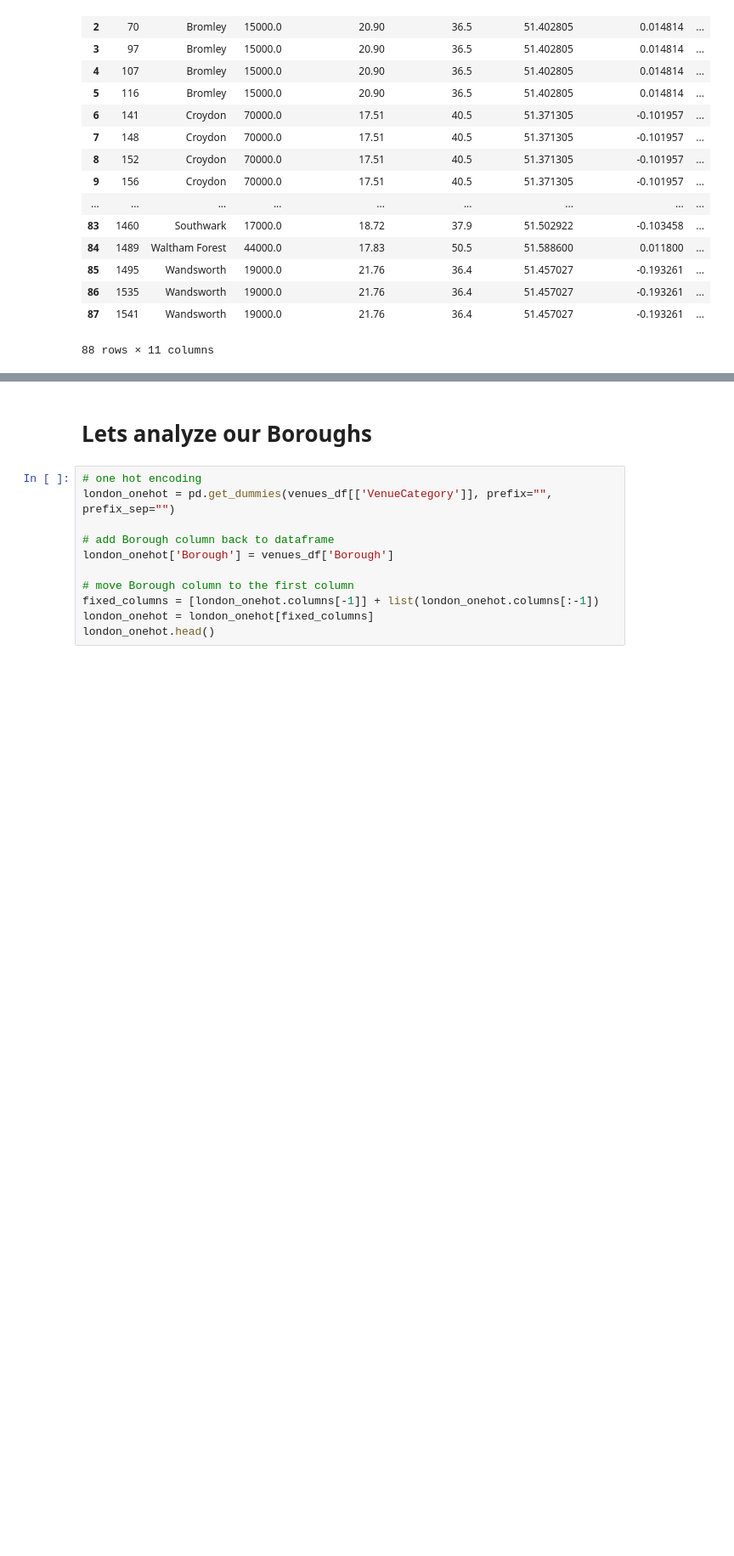
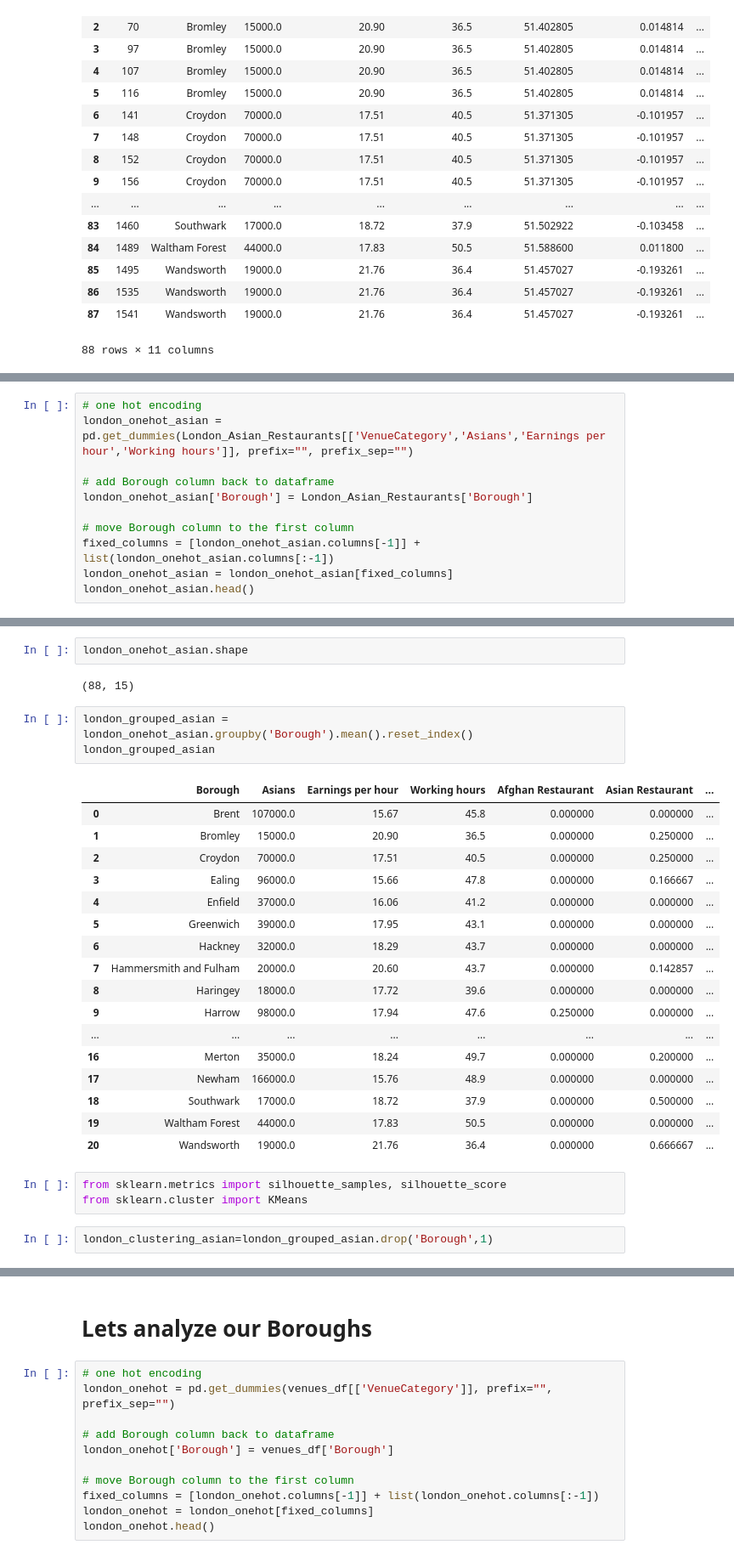
Before and after one commit to hazem-kamel/IBM-Business-Problem, a Jupyter notebook: Final Project - Business Problem.ipynb, the cells around one changed output, grey strips where cells are left out. Shown at 85% size. Drawn from its saved outputs; the diff is of its cells as text; blank space fills up the shorter version.

```diff
--- a/Final Project - Business Problem.ipynb
+++ b/Final Project - Business Problem.ipynb
@@ -499,0 +500,11 @@ london_asian_grouped
+# %%
+# one hot encoding
+london_onehot_asian = pd.get_dummies(London_Asian_Restaurants[['VenueCategory','Asians','Earnings per hour','Working hours']], prefix="", prefix_sep="")
+
+# add Borough column back to dataframe
+london_onehot_asian['Borough'] = London_Asian_Restaurants['Borough']
+
+# move Borough column to the first column
+fixed_columns = [london_onehot_asian.columns[-1]] + list(london_onehot_asian.columns[:-1])
+london_onehot_asian = london_onehot_asian[fixed_columns]
+london_onehot_asian.head()
@@ -499,0 +518,30 @@ london_asian_grouped
+# %%
+london_onehot_asian.shape
+# %% [output]
+(88, 15)
+# %%
+london_grouped_asian = london_onehot_asian.groupby('Borough').mean().reset_index()
+london_grouped_asian
+# %% [output]
+|  | Borough | Asians | Earnings per hour | Working hours | Afghan Restaurant | Asian Restaurant | ... |
+| 0 | Brent | 107000.0 | 15.67 | 45.8 | 0.000000 | 0.000000 | ... |
+| 1 | Bromley | 15000.0 | 20.90 | 36.5 | 0.000000 | 0.250000 | ... |
+| 2 | Croydon | 70000.0 | 17.51 | 40.5 | 0.000000 | 0.250000 | ... |
+| 3 | Ealing | 96000.0 | 15.66 | 47.8 | 0.000000 | 0.166667 | ... |
+| 4 | Enfield | 37000.0 | 16.06 | 41.2 | 0.000000 | 0.000000 | ... |
+| 5 | Greenwich | 39000.0 | 17.95 | 43.1 | 0.000000 | 0.000000 | ... |
+| 6 | Hackney | 32000.0 | 18.29 | 43.7 | 0.000000 | 0.000000 | ... |
+| 7 | Hammersmith and Fulham | 20000.0 | 20.60 | 43.7 | 0.000000 | 0.142857 | ... |
+| 8 | Haringey | 18000.0 | 17.72 | 39.6 | 0.000000 | 0.000000 | ... |
+| 9 | Harrow | 98000.0 | 17.94 | 47.6 | 0.250000 | 0.000000 | ... |
+| ... | ... | ... | ... | ... | ... | ... | ... |
+| 16 | Merton | 35000.0 | 18.24 | 49.7 | 0.000000 | 0.200000 | ... |
+| 17 | Newham | 166000.0 | 15.76 | 48.9 | 0.000000 | 0.000000 | ... |
+| 18 | Southwark | 17000.0 | 18.72 | 37.9 | 0.000000 | 0.500000 | ... |
+| 19 | Waltham Forest | 44000.0 | 17.83 | 50.5 | 0.000000 | 0.000000 | ... |
+| 20 | Wandsworth | 19000.0 | 21.76 | 36.4 | 0.000000 | 0.666667 | ... |
+# %%
+from sklearn.metrics import silhouette_samples, silhouette_score
+from sklearn.cluster import KMeans
+# %%
+london_clustering_asian=london_grouped_asian.drop('Borough',1)
```
Also changed, not shown: parts of 12 cells of this notebook.
